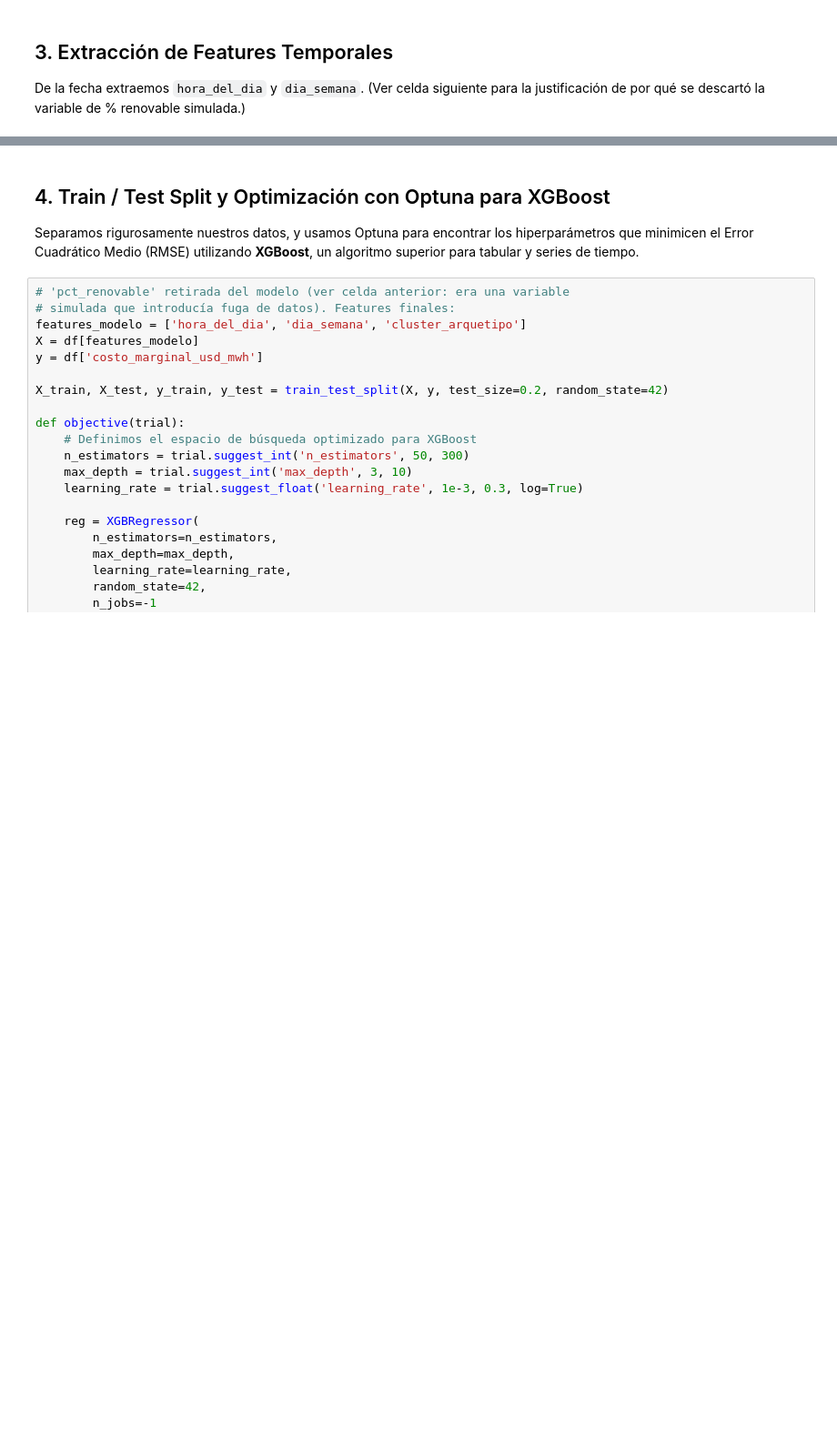
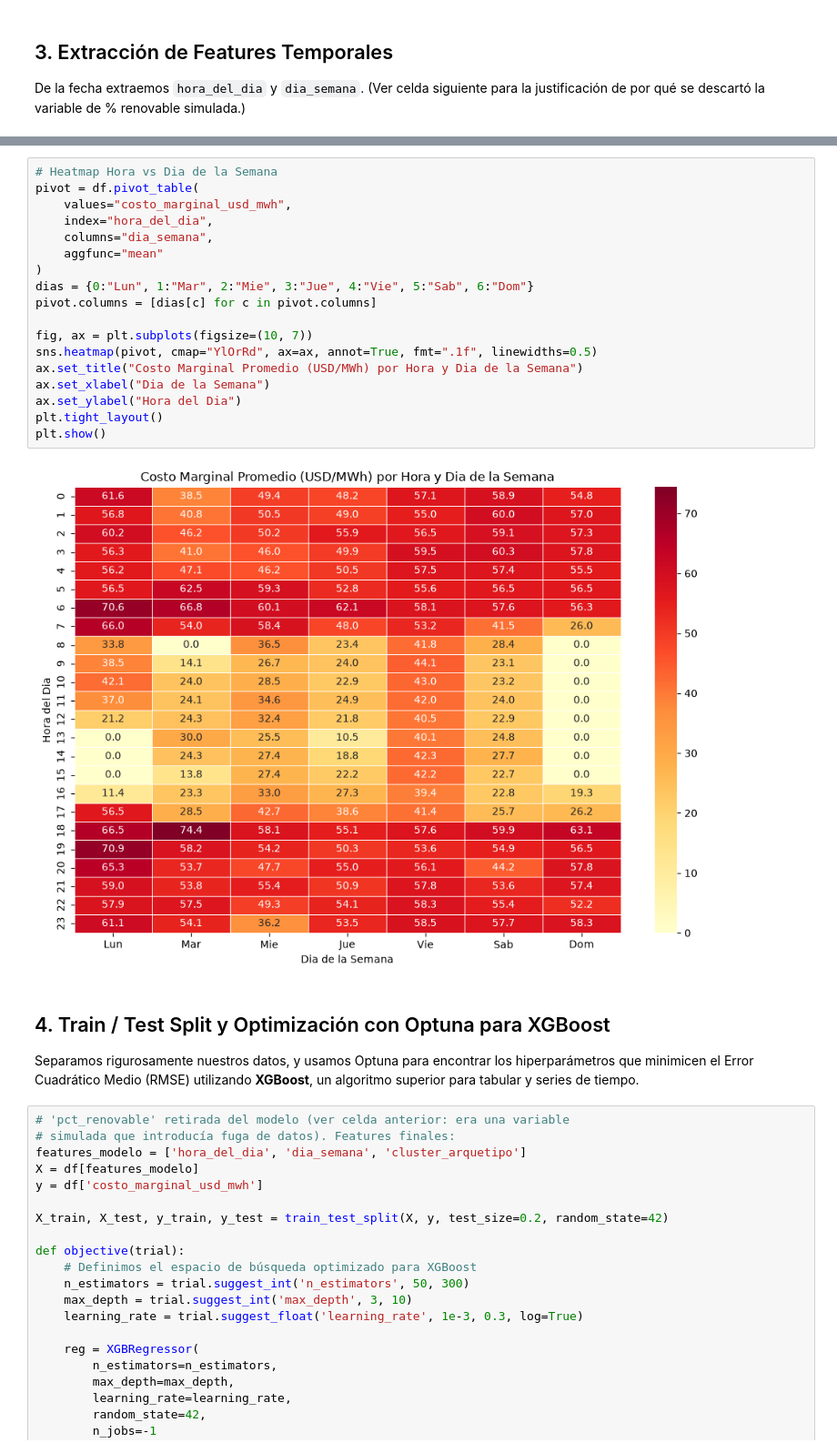
Before and after one commit to carlos31255/ET_ciencia_datos, a Jupyter notebook: models/03_modelo_regresion.ipynb, the cells around one changed output, grey strips where cells are left out. Shown at 91% size. Cells and saved outputs as stored; diff of their text form; blank space fills up the shorter version.

```diff
--- a/models/03_modelo_regresion.ipynb
+++ b/models/03_modelo_regresion.ipynb
@@ -124,3 +124,23 @@ df[['fecha', 'hora_del_dia', 'dia_semana', 'costo_marginal_usd_mwh']].head()
+# %%
+# Heatmap Hora vs Dia de la Semana
+pivot = df.pivot_table(
+    values="costo_marginal_usd_mwh",
+    index="hora_del_dia",
+    columns="dia_semana",
+    aggfunc="mean"
+)
+dias = {0:"Lun", 1:"Mar", 2:"Mie", 3:"Jue", 4:"Vie", 5:"Sab", 6:"Dom"}
+pivot.columns = [dias[c] for c in pivot.columns]
+
+fig, ax = plt.subplots(figsize=(10, 7))
+sns.heatmap(pivot, cmap="YlOrRd", ax=ax, annot=True, fmt=".1f", linewidths=0.5)
+ax.set_title("Costo Marginal Promedio (USD/MWh) por Hora y Dia de la Semana")
+ax.set_xlabel("Dia de la Semana")
+ax.set_ylabel("Hora del Dia")
+plt.tight_layout()
+plt.show()
+# %% [output]
+[figure, added]
 # %% [markdown]
 ## 4. Train / Test Split y Optimización con Optuna para XGBoost
 Separamos rigurosamente nuestros datos, y usamos Optuna para encontrar los hiperparámetros que minimicen el Error Cuadrático Medio (RMSE) utilizando **XGBoost**, un algoritmo superior para tabular y series de tiempo.
```
Also changed, not shown: parts of 7 cells of this notebook, 5 other files.
